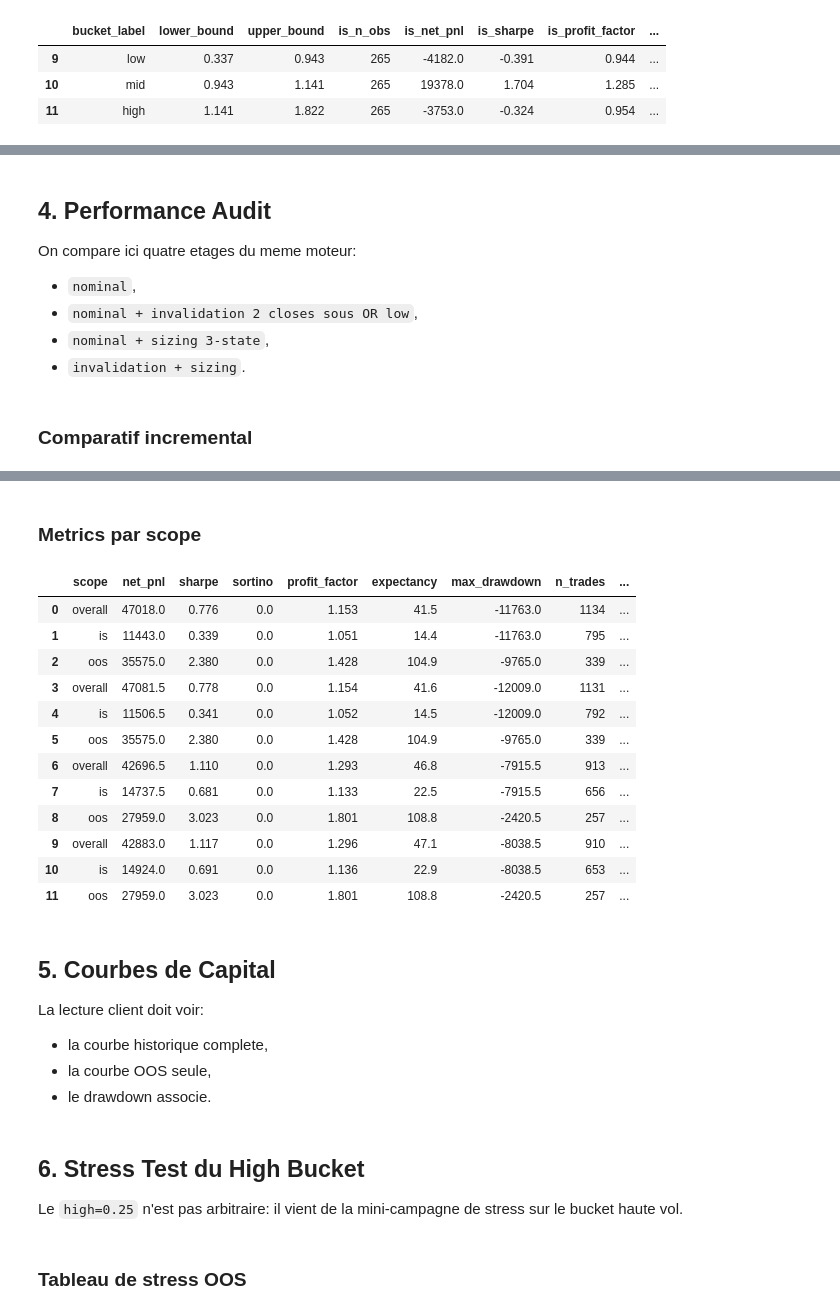
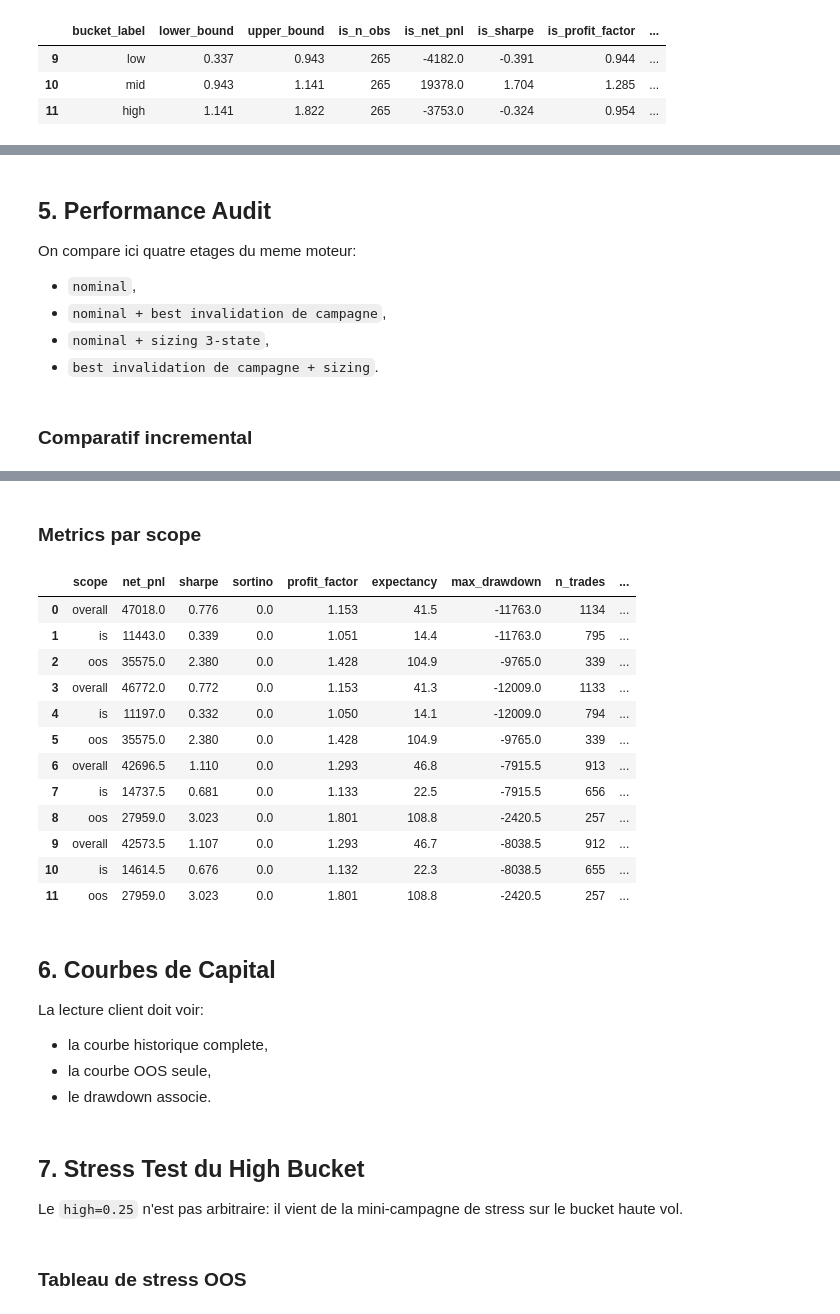
Before and after one commit to emile692/algo-trading-intraday-research, a Jupyter notebook: notebooks/orb_MNQ_sizing_3state_client.executed.ipynb, the cells around one changed output, grey strips where cells are left out. Saved outputs shown, nothing was run; the diff lists cells and outputs as text; code cells hidden in the pictures.

```diff
--- a/notebooks/orb_MNQ_sizing_3state_client.executed.ipynb
+++ b/notebooks/orb_MNQ_sizing_3state_client.executed.ipynb
@@ -201,6 +206,7 @@ baseline_controls["session_date"] = pd.to_datetime(baseline_controls["session_da
 variant_controls["session_date"] = pd.to_datetime(variant_controls["session_date"], errors="coerce")
 
 baseline_config = regime_metadata["spec"]["baseline"]
+min_bucket_obs_is_threshold = int(regime_metadata["spec"].get("min_bucket_obs_is", 50))
 initial_capital = float(baseline_config["account_size_usd"])
 base_risk_pct = float(baseline_config["risk_per_trade_pct"])
 dataset_path_candidate = Path(str(regime_metadata["dataset_path"]))
@@ -277,12 +283,12 @@ opposite_invalidation_config = OppositeInvalidationCampaignConfig(
     cache_namespace="mnq_orb_sizing_client_pre_sizing_invalidation",
 )
 opposite_invalidation_spec = OppositeBreakoutInvalidationSpec(
-    name="invalidate_on_opposite_nclose2__buffer_0",
-    description="Invalidate long setup after 2 consecutive 1m closes below OR low.",
+    name="invalidate_on_opposite_n_closes_1m__buffer_2__confirm_3",
+    description="Invalidate long setup after 3 consecutive 1m closes below OR low with 2 ticks buffer.",
     policy_family="invalidate_for_day",
     opposite_confirmation="n_closes_1m",
-    opposite_breakout_buffer_ticks=0,
-    opposite_breakout_confirm_bars=2,
+    opposite_breakout_buffer_ticks=2,
+    opposite_breakout_confirm_bars=3,
 )
 opposite_prepared = prepare_opposite_invalidation_asset("MNQ", opposite_invalidation_config)
 opposite_result = run_single_asset_config(opposite_prepared, opposite_invalidation_spec, opposite_invalidation_config)
@@ -359,7 +365,7 @@ comparison_df = pd.DataFrame(
             "oos_n_trades": int(baseline_scope_df.loc[baseline_scope_df["scope"] == "oos", "n_trades"].iloc[0]),
         },
         {
-            "variant": "pre_sizing_invalidation_2closes",
+            "variant": "pre_sizing_invalidation_best_campaign",
             "overall_net_pnl": float(invalidation_scope_df.loc[invalidation_scope_df["scope"] == "overall", "net_pnl"].iloc[0]),
             "overall_sharpe": float(invalidation_scope_df.loc[invalidation_scope_df["scope"] == "overall", "sharpe"].iloc[0]),
             "overall_profit_factor": float(invalidation_scope_df.loc[invalidation_scope_df["scope"] == "overall", "profit_factor"].iloc[0]),
@@ -383,7 +389,7 @@ comparison_df = pd.DataFrame(
             "oos_n_trades": int(sizing_only_scope_df.loc[sizing_only_scope_df["scope"] == "oos", "n_trades"].iloc[0]),
         },
         {
-            "variant": "invalidation_plus_sizing_high_0p25",
+            "variant": "best_campaign_invalidation_plus_sizing_high_0p25",
             "overall_net_pnl": float(final_scope_df.loc[final_scope_df["scope"] == "overall", "net_pnl"].iloc[0]),
             "overall_sharpe": float(final_scope_df.loc[final_scope_df["scope"] == "overall", "sharpe"].iloc[0]),
             "overall_profit_factor": float(final_scope_df.loc[final_scope_df["scope"] == "overall", "profit_factor"].iloc[0]),
@@ -411,7 +417,7 @@ invalidation_blocked_sessions = int(opposite_session_summary["invalidated_for_da
 display(Markdown(f"**OOS start date:** `{oos_start_date.date()}`"))
 display(Markdown(f"**Feature retenu pour l'overlay:** `{selected_feature['feature_name']}`"))
 display(Markdown(f"**Choix high bucket retenu par la campagne de stress:** `{HIGH_BUCKET_MULTIPLIER:.2f}x`"))
-display(Markdown(f"**Pre-sizing invalidation retenue pour test:** `2 closes 1m sous OR low` | sessions invalidées `{invalidation_blocked_sessions}` | longs retirés `{invalidation_removed_long_trades}`"))
+display(Markdown(f"**Pre-sizing invalidation retenue pour test:** `3 closes 1m sous OR low avec buffer 2 ticks` | source `{opposite_invalidation_spec.name}` | sessions invalidées `{invalidation_blocked_sessions}` | longs retirés `{invalidation_removed_long_trades}`"))
 # %% [output]
 **OOS start date:** `2024-02-23`
 **Feature retenu pour l'overlay:** `realized_vol_ratio_15_60`
@@ -631,12 +904,12 @@ fig_bucket.show()
 # %% [markdown]
-## 4. Performance Audit
+## 5. Performance Audit
 
 On compare ici quatre etages du meme moteur:
 
 - `nominal`,
-- `nominal + invalidation 2 closes sous OR low`,
+- `nominal + best invalidation de campagne`,
 - `nominal + sizing 3-state`,
-- `invalidation + sizing`.
+- `best invalidation de campagne + sizing`.
 # %%
 comparison_display = comparison_df.copy()
 for col in ["overall_net_pnl", "overall_max_drawdown", "oos_net_pnl", "oos_max_drawdown"]:
@@ -650,9 +923,9 @@ display(comparison_display)
 scope_stack = pd.concat(
     [
         compact_metric_frame(baseline_scope_df).assign(variant="nominal"),
-        compact_metric_frame(invalidation_scope_df).assign(variant="pre_sizing_invalidation_2closes"),
+        compact_metric_frame(invalidation_scope_df).assign(variant="pre_sizing_invalidation_best_campaign"),
         compact_metric_frame(sizing_only_scope_df).assign(variant="sizing_3state_retained_high_0p25"),
-        compact_metric_frame(final_scope_df).assign(variant="invalidation_plus_sizing_high_0p25"),
+        compact_metric_frame(final_scope_df).assign(variant="best_campaign_invalidation_plus_sizing_high_0p25"),
     ],
     ignore_index=True,
 )
@@ -668,19 +941,19 @@ display(scope_stack)
 ### Metrics par scope
 |  | scope | net_pnl | sharpe | sortino | profit_factor | expectancy | max_drawdown | n_trades | ... |
 | 0 | overall | 47018.0 | 0.776 | 0.0 | 1.153 | 41.5 | -11763.0 | 1134 | ... |
 | 1 | is | 11443.0 | 0.339 | 0.0 | 1.051 | 14.4 | -11763.0 | 795 | ... |
 | 2 | oos | 35575.0 | 2.380 | 0.0 | 1.428 | 104.9 | -9765.0 | 339 | ... |
-| 3 | overall | 47081.5 | 0.778 | 0.0 | 1.154 | 41.6 | -12009.0 | 1131 | ... |
-| 4 | is | 11506.5 | 0.341 | 0.0 | 1.052 | 14.5 | -12009.0 | 792 | ... |
+| 3 | overall | 46772.0 | 0.772 | 0.0 | 1.153 | 41.3 | -12009.0 | 1133 | ... |
+| 4 | is | 11197.0 | 0.332 | 0.0 | 1.050 | 14.1 | -12009.0 | 794 | ... |
 | 5 | oos | 35575.0 | 2.380 | 0.0 | 1.428 | 104.9 | -9765.0 | 339 | ... |
 | 6 | overall | 42696.5 | 1.110 | 0.0 | 1.293 | 46.8 | -7915.5 | 913 | ... |
 | 7 | is | 14737.5 | 0.681 | 0.0 | 1.133 | 22.5 | -7915.5 | 656 | ... |
 | 8 | oos | 27959.0 | 3.023 | 0.0 | 1.801 | 108.8 | -2420.5 | 257 | ... |
-| 9 | overall | 42883.0 | 1.117 | 0.0 | 1.296 | 47.1 | -8038.5 | 910 | ... |
-| 10 | is | 14924.0 | 0.691 | 0.0 | 1.136 | 22.9 | -8038.5 | 653 | ... |
+| 9 | overall | 42573.5 | 1.107 | 0.0 | 1.293 | 46.7 | -8038.5 | 912 | ... |
+| 10 | is | 14614.5 | 0.676 | 0.0 | 1.132 | 22.3 | -8038.5 | 655 | ... |
 | 11 | oos | 27959.0 | 3.023 | 0.0 | 1.801 | 108.8 | -2420.5 | 257 | ... |
 # %% [markdown]
-## 5. Courbes de Capital
+## 6. Courbes de Capital
 
 La lecture client doit voir:
 
@@ -721,7 +994,7 @@ fig.update_yaxes(title_text="DD USD", row=2, col=1)
 fig.update_yaxes(title_text="DD USD", row=2, col=2)
 fig.show()
 # %% [markdown]
-## 6. Stress Test du High Bucket
+## 7. Stress Test du High Bucket
 
 Le `high=0.25` n'est pas arbitraire: il vient de la mini-campagne de stress sur le bucket haute vol.
 # %%
```
Also changed, not shown: parts of 16 cells of this notebook, 32 other files.
